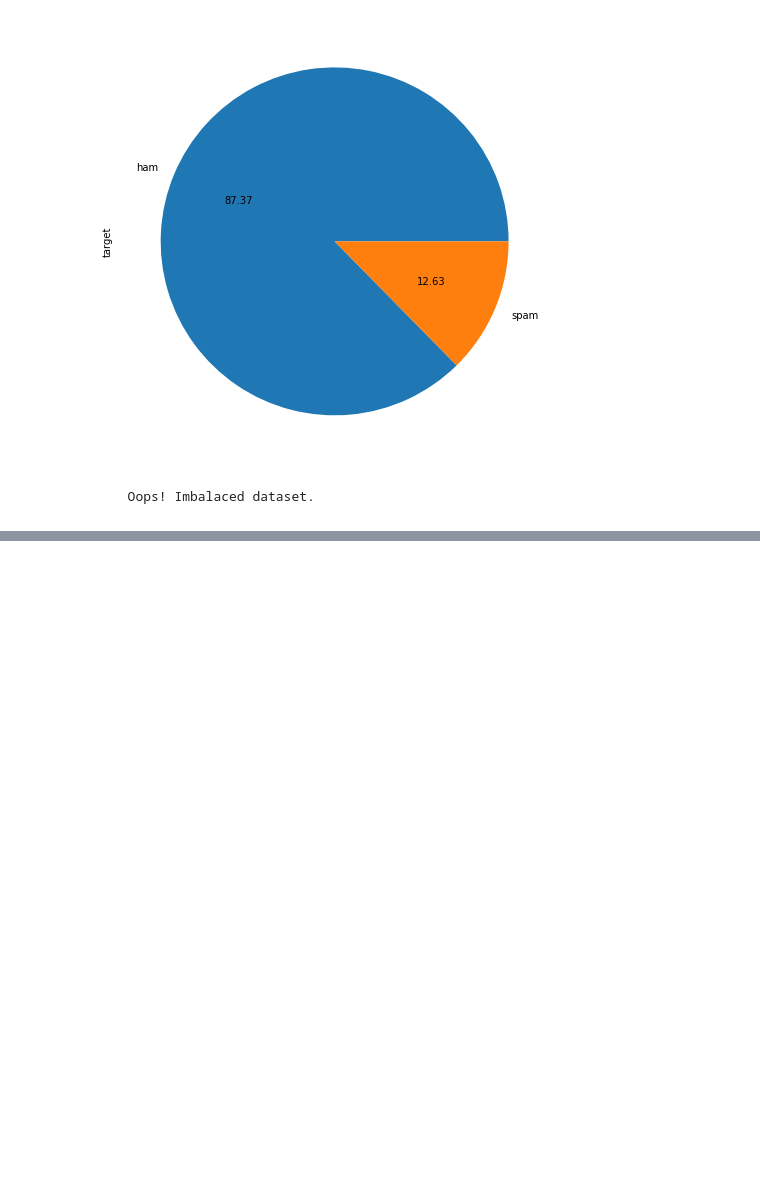
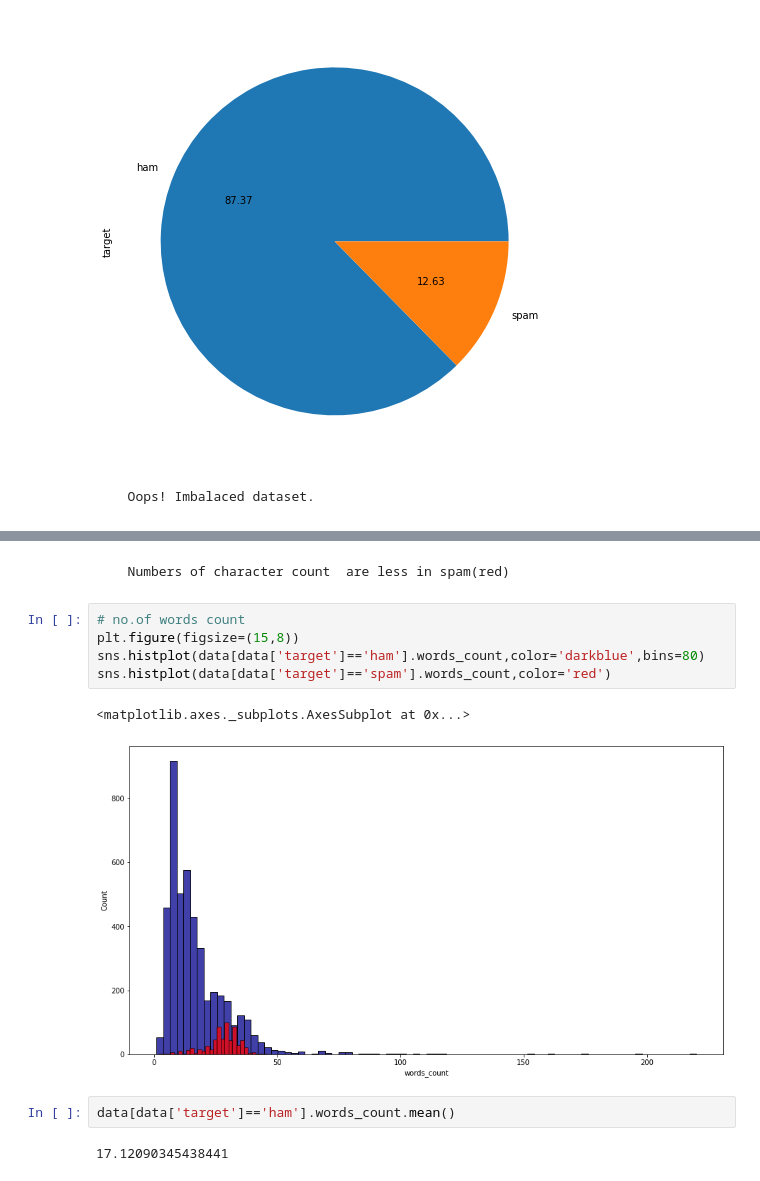
Before and after one commit to ajayn3300/SMS_Spam_Detector---NLP, a Jupyter notebook: SMS_Spam_Detector_(NLP).ipynb, the cells around one changed output, grey strips where cells are left out. Saved outputs shown, nothing was run; the diff lists cells and outputs as text; blank space fills up the shorter version.

```diff
--- a/SMS_Spam_Detector_(NLP).ipynb
+++ b/SMS_Spam_Detector_(NLP).ipynb
@@ -97,0 +156,14 @@ data.target.value_counts().plot(kind='pie',autopct='%0.2f')
+# %% [markdown]
+      Numbers of character count  are less in spam(red)
+# %%
+# no.of words count
+plt.figure(figsize=(15,8))
+sns.histplot(data[data['target']=='ham'].words_count,color='darkblue',bins=80)
+sns.histplot(data[data['target']=='spam'].words_count,color='red')
+# %% [output]
+<matplotlib.axes._subplots.AxesSubplot at 0x...>
+[figure, added]
+# %%
+data[data['target']=='ham'].words_count.mean()
+# %% [output]
+17.12090345438441
```
Also changed, not shown: parts of 8 cells of this notebook.
